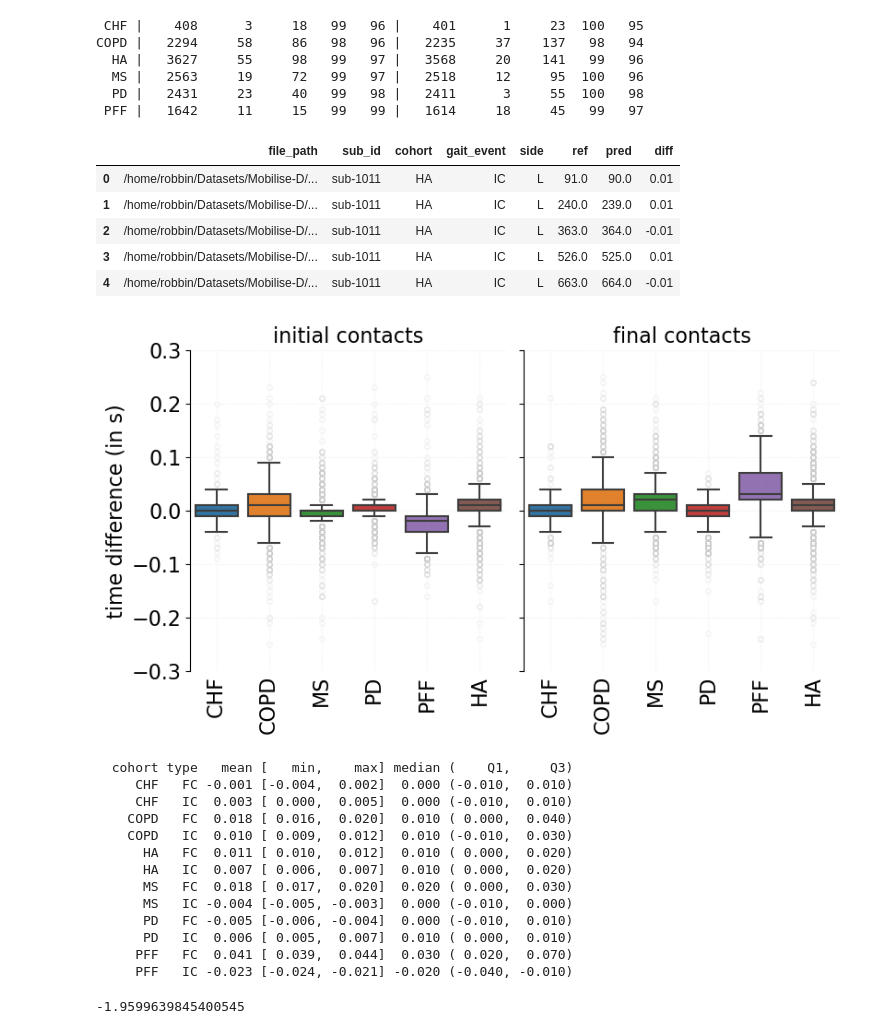
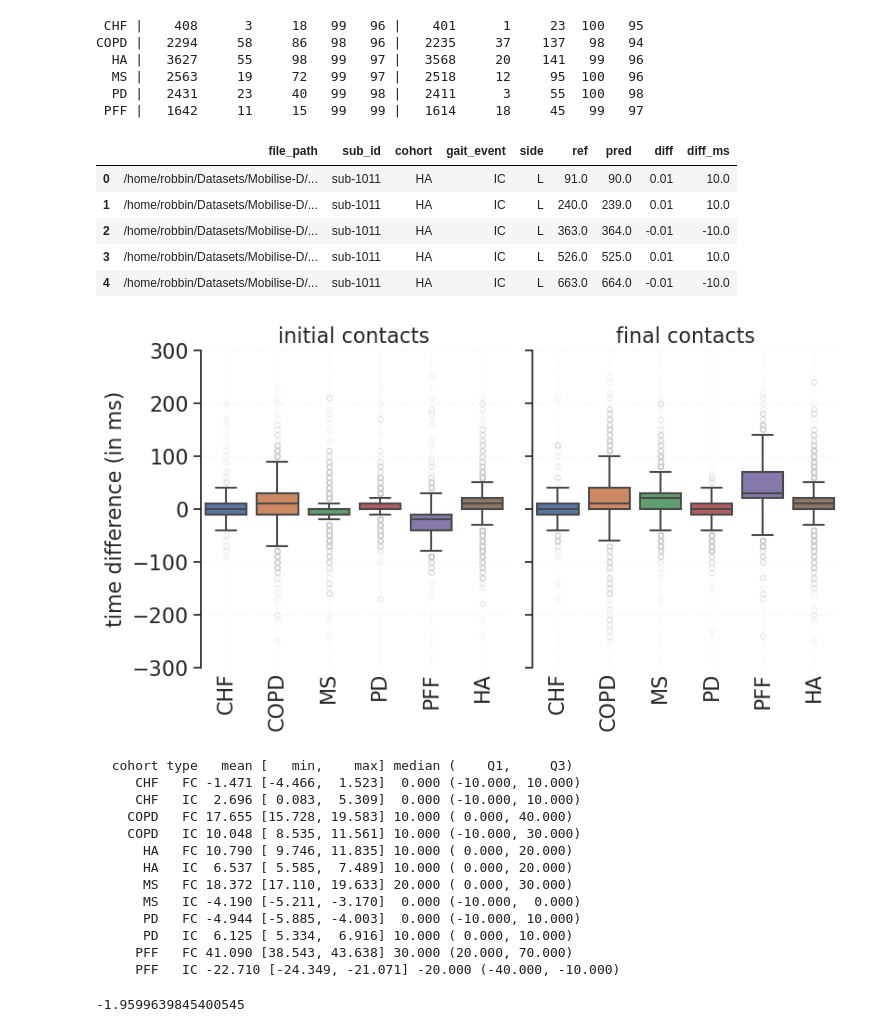
Before and after one commit to rmndrs89/mobilised, a Jupyter notebook: code/statistical_analysis.ipynb, the cells around one changed output. Saved outputs shown, nothing was run; the diff lists cells and outputs as text; code cells hidden in the pictures.

```diff
--- a/code/statistical_analysis.ipynb
+++ b/code/statistical_analysis.ipynb
@@ -220,15 +220,16 @@ COPD |   2294     58     86   98   96 |   2235     37    137   98   94
 # %%
 time_diff = (df_events["ref"] - df_events["pred"])/SAMPLING_FREQUENCY
 df_events["diff"] = time_diff
+df_events["diff_ms"] = 1000 * time_diff
 # %%
 df_events.head()
 # %% [output]
-|  | file_path | sub_id | cohort | gait_event | side | ref | pred | diff |
-| 0 | /home/robbin/Datasets/Mobilise-D/... | sub-1011 | HA | IC | L | 91.0 | 90.0 | 0.01 |
-| 1 | /home/robbin/Datasets/Mobilise-D/... | sub-1011 | HA | IC | L | 240.0 | 239.0 | 0.01 |
-| 2 | /home/robbin/Datasets/Mobilise-D/... | sub-1011 | HA | IC | L | 363.0 | 364.0 | -0.01 |
-| 3 | /home/robbin/Datasets/Mobilise-D/... | sub-1011 | HA | IC | L | 526.0 | 525.0 | 0.01 |
-| 4 | /home/robbin/Datasets/Mobilise-D/... | sub-1011 | HA | IC | L | 663.0 | 664.0 | -0.01 |
+|  | file_path | sub_id | cohort | gait_event | side | ref | pred | diff | diff_ms |
+| 0 | /home/robbin/Datasets/Mobilise-D/... | sub-1011 | HA | IC | L | 91.0 | 90.0 | 0.01 | 10.0 |
+| 1 | /home/robbin/Datasets/Mobilise-D/... | sub-1011 | HA | IC | L | 240.0 | 239.0 | 0.01 | 10.0 |
+| 2 | /home/robbin/Datasets/Mobilise-D/... | sub-1011 | HA | IC | L | 363.0 | 364.0 | -0.01 | -10.0 |
+| 3 | /home/robbin/Datasets/Mobilise-D/... | sub-1011 | HA | IC | L | 526.0 | 525.0 | 0.01 | 10.0 |
+| 4 | /home/robbin/Datasets/Mobilise-D/... | sub-1011 | HA | IC | L | 663.0 | 664.0 | -0.01 | -10.0 |
 # %%
 group_order = ["CHF", "COPD", "MS", "PD", "PFF", "HA"]
 flier_props = {"marker": "o", "mfc": "None", "mec": (0.8, 0.8, 0.8), "ms": 4, "alpha": 0.2}
@@ -237,7 +238,7 @@ fig, axs = plt.subplots(1, 2, sharey=True, figsize=(21/2.54, 12/2.54))
 sns.boxplot(
     ax=axs[0],
     data=df_events[(df_events["gait_event"]=="IC")],
-    y="diff",
+    y="diff_ms",
     x="cohort",
     order=group_order,
     showfliers=True,
@@ -245,69 +246,69 @@ sns.boxplot(
 )
 sns.despine(bottom=True)
 
 sns.boxplot(
     ax=axs[1],
     data=df_events[(df_events["gait_event"]=="FC")],
-    y="diff",
+    y="diff_ms",
     x="cohort",
     order=group_order,
     showfliers=True,
     flierprops=flier_props
 )
 sns.despine(bottom=True)
 
 axs[0].set_title("initial contacts", fontsize=16)
 axs[1].set_title("final contacts", fontsize=16)
-axs[0].set_ylabel("time difference (in s)", fontsize=16)
-axs[0].set_ylim((-0.3, 0.3))
+axs[0].set_ylabel("time difference (in ms)", fontsize=16)
+# axs[0].set_ylim((-0.3, 0.3))
 axs[1].set_ylabel("")
 
 for i, ax in enumerate(axs):
-    ax.set_yticks(np.arange(-0.3, 0.3 + 0.100, 0.100))
+    ax.set_yticks(np.arange(-300., 300. + 100., 100.))
     ax.grid(alpha=0.2, ls=":")
     ax.set_xlabel("")
     ax.tick_params(axis="x", which="both", length=0)
     for label in ax.get_yticklabels():
         label.set_fontsize(16)
     for label in ax.get_xticklabels():
         label.set_fontsize(16)
         label.set_rotation(90)
 
 plt.tight_layout()
-# plt.savefig("boxplots_gait_events_time_difference_with_outliers.png", dpi=150)
+plt.savefig("boxplots_gait_events_time_difference_in_ms_with_outliers.png", dpi=150)
 plt.show()
 # %% [output]
-[figure, old version]
+[figure, new version]
 # %%
 import scipy.stats
 
 print(f"{'cohort':>8s} {'type':>4s} {'mean':>6s} [{'min':>6s}, {'max':>6s}] {'median':>6s} ({'Q1':>6s}, {'Q3':>6s})")
 for crit, df_crit in df_events.groupby(["cohort", "gait_event"]):
-    median = np.percentile(df_crit[df_crit["diff"].isna()==False]["diff"].values, 50)
-    Q1 = np.percentile(df_crit[df_crit["diff"].isna()==False]["diff"].values, 25)
-    Q3 = np.percentile(df_crit[df_crit["diff"].isna()==False]["diff"].values, 75)
+    median = np.percentile(df_crit[df_crit["diff_ms"].isna()==False]["diff_ms"].values, 50)
+    Q1 = np.percentile(df_crit[df_crit["diff_ms"].isna()==False]["diff_ms"].values, 25)
+    Q3 = np.percentile(df_crit[df_crit["diff_ms"].isna()==False]["diff_ms"].values, 75)
 
-    x_bar = np.mean(df_crit[df_crit["diff"].isna()==False]["diff"].values)
+    x_bar = np.mean(df_crit[df_crit["diff_ms"].isna()==False]["diff_ms"].values)
     z_star = np.abs(scipy.stats.norm.ppf(0.025))
-    s = np.std(df_crit[df_crit["diff"].isna()==False]["diff"].values)
-    n = len(df_crit[df_crit["diff"].isna()==False]["diff"].values)
+    s = np.std(df_crit[df_crit["diff_ms"].isna()==False]["diff_ms"].values)
+    n = len(df_crit[df_crit["diff_ms"].isna()==False]["diff_ms"].values)
     x_min = x_bar - z_star * s/np.sqrt(n)
     x_max = x_bar + z_star * s/np.sqrt(n)
     print(f"{crit[0]:>8s} {crit[1]:>4s} {x_bar:>6.3f} [{x_min:>6.3f}, {x_max:>6.3f}] {median:>6.3f} ({Q1:>6.3f}, {Q3:>6.3f})")
 # %% [output]
   cohort type   mean [   min,    max] median (    Q1,     Q3)
-     CHF   FC -0.001 [-0.004,  0.002]  0.000 (-0.010,  0.010)
-     CHF   IC  0.003 [ 0.000,  0.005]  0.000 (-0.010,  0.010)
-    COPD   FC  0.018 [ 0.016,  0.020]  0.010 ( 0.000,  0.040)
-    COPD   IC  0.010 [ 0.009,  0.012]  0.010 (-0.010,  0.030)
-      HA   FC  0.011 [ 0.010,  0.012]  0.010 ( 0.000,  0.020)
-      HA   IC  0.007 [ 0.006,  0.007]  0.010 ( 0.000,  0.020)
-      MS   FC  0.018 [ 0.017,  0.020]  0.020 ( 0.000,  0.030)
-      MS   IC -0.004 [-0.005, -0.003]  0.000 (-0.010,  0.000)
-      PD   FC -0.005 [-0.006, -0.004]  0.000 (-0.010,  0.010)
-      PD   IC  0.006 [ 0.005,  0.007]  0.010 ( 0.000,  0.010)
-     PFF   FC  0.041 [ 0.039,  0.044]  0.030 ( 0.020,  0.070)
-     PFF   IC -0.023 [-0.024, -0.021] -0.020 (-0.040, -0.010)
+     CHF   FC -1.471 [-4.466,  1.523]  0.000 (-10.000, 10.000)
+     CHF   IC  2.696 [ 0.083,  5.309]  0.000 (-10.000, 10.000)
+    COPD   FC 17.655 [15.728, 19.583] 10.000 ( 0.000, 40.000)
+    COPD   IC 10.048 [ 8.535, 11.561] 10.000 (-10.000, 30.000)
+      HA   FC 10.790 [ 9.746, 11.835] 10.000 ( 0.000, 20.000)
+      HA   IC  6.537 [ 5.585,  7.489] 10.000 ( 0.000, 20.000)
+      MS   FC 18.372 [17.110, 19.633] 20.000 ( 0.000, 30.000)
+      MS   IC -4.190 [-5.211, -3.170]  0.000 (-10.000,  0.000)
+      PD   FC -4.944 [-5.885, -4.003]  0.000 (-10.000, 10.000)
+      PD   IC  6.125 [ 5.334,  6.916] 10.000 ( 0.000, 10.000)
+     PFF   FC 41.090 [38.543, 43.638] 30.000 (20.000, 70.000)
+     PFF   IC -22.710 [-24.349, -21.071] -20.000 (-40.000, -10.000)
 # %%
 import scipy.stats
 scipy.stats.norm.ppf(0.025)
```
Also changed, not shown: parts of 2 cells of this notebook, 2 other files.
